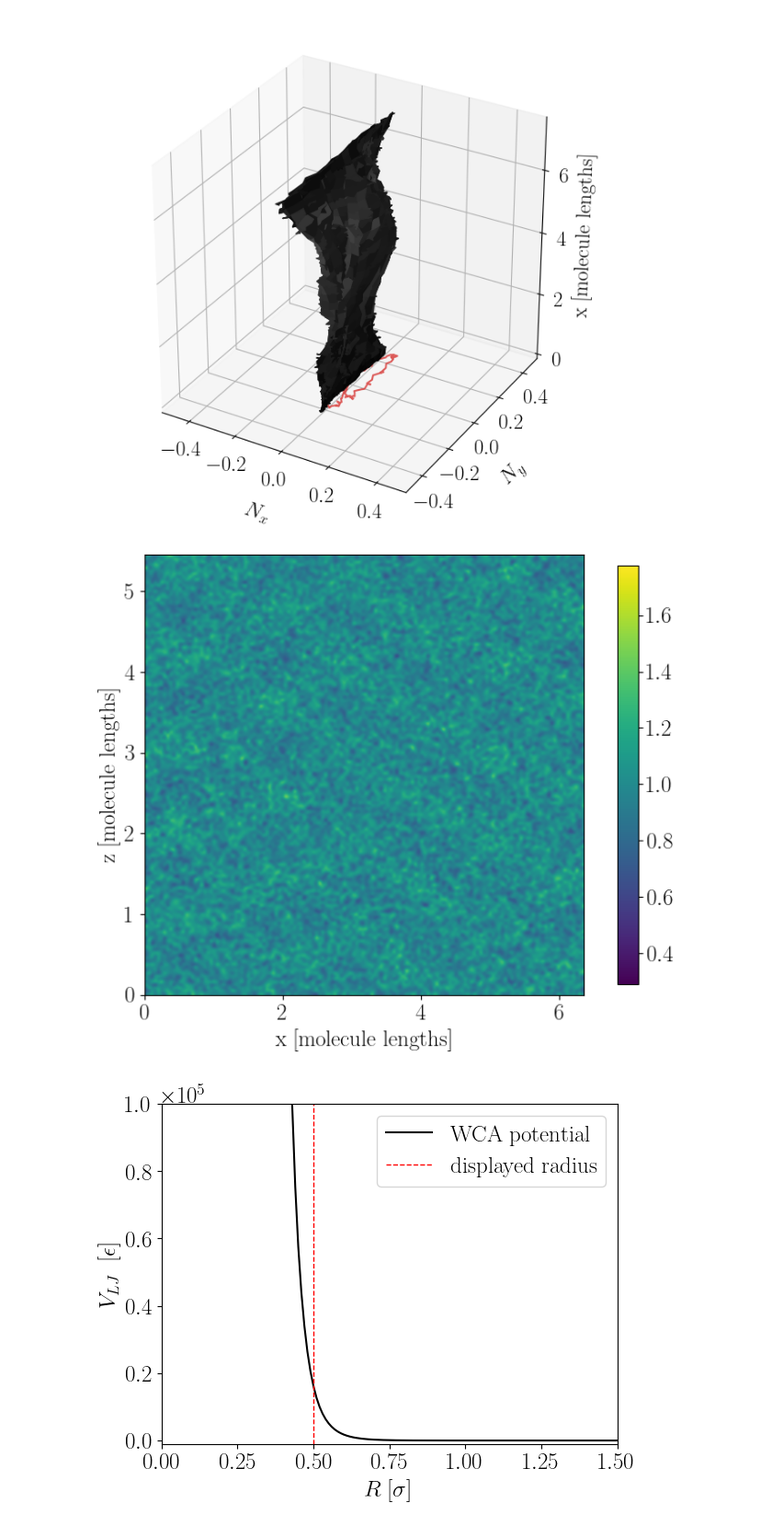
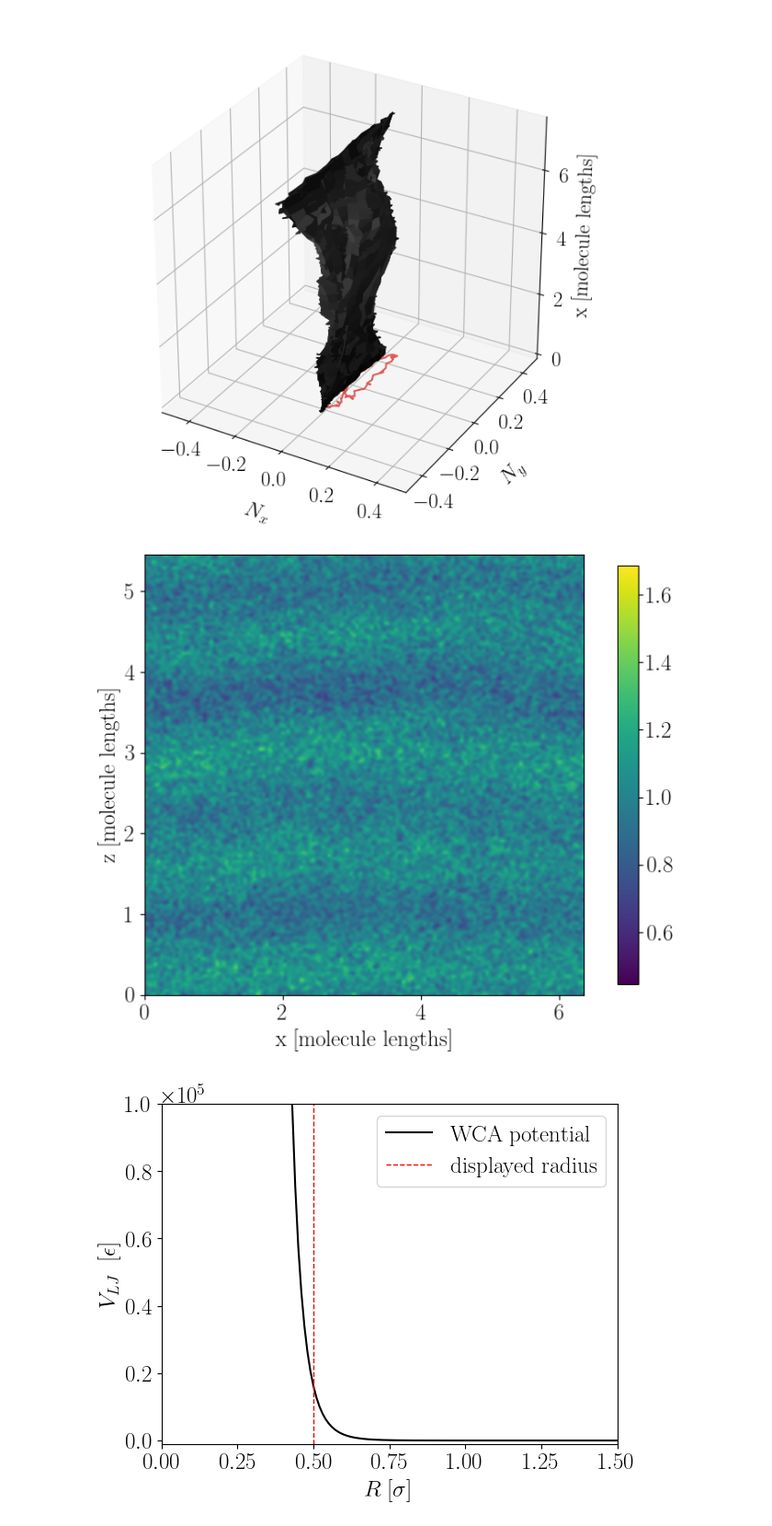
Before and after one commit to smdrzazga/LAMMPS, a Jupyter notebook: plot_printer.ipynb, the cells around one changed output. Shown at 92% size. Saved outputs shown, nothing was run; the diff lists cells and outputs as text; code cells hidden in the pictures.

Commit message:
Update director plotting

```diff
--- a/plot_printer.ipynb
+++ b/plot_printer.ipynb
@@ -467,17 +467,17 @@ ax.plot(x[x.shape[0]//2, :], y[y.shape[0]//2, :], c = '#D63230', alpha=0.8)
 [<mpl_toolkits.mplot3d.art3d.Line3D at 0x...>]
 [figure]
 # %%
-file1 = paths["matrices_centers"] + r"\centers_screen_bulk_nematyk_0.32.txt"
+file1 = paths["matrices_centers"] + r"\centers_screen_wall_6k_0.32.txt"
 
 options = {'extent': [0, 70/11, 0, 60/11], 'aspect': 70/60, 'cbarshrink': 0.95, 'interpol': 'bicubic',
            'xlabel': r'$\mathrm{x\;[molecule\;lengths]}$', 'ylabel': r'$\mathrm{z\;[molecule\;lengths]}$'}
 
 fig, ax = plt.subplots(figsize=(8,6))
 ax = bp.HeatmapPlotter(file1, '', plot_attr=options).plot(fig, ax, normalize=True, show=False)
 
 plt.savefig(paths['desktop']+'/xd.png', dpi=300)
 # %% [output]
-[figure, old version]
+[figure, new version]
 # %%
 def WCA(x):
     # assuming \epsilon = \sigma = 1
```
Also changed, not shown: parts of 6 cells of this notebook, 6 other files.
